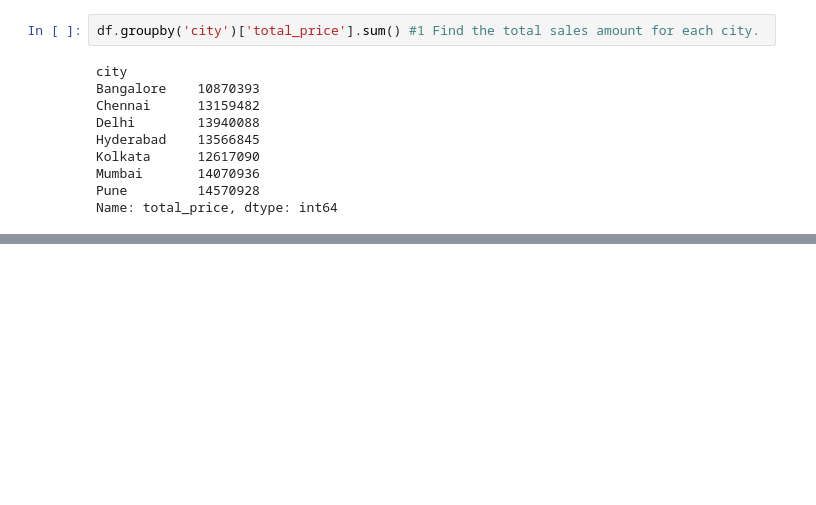
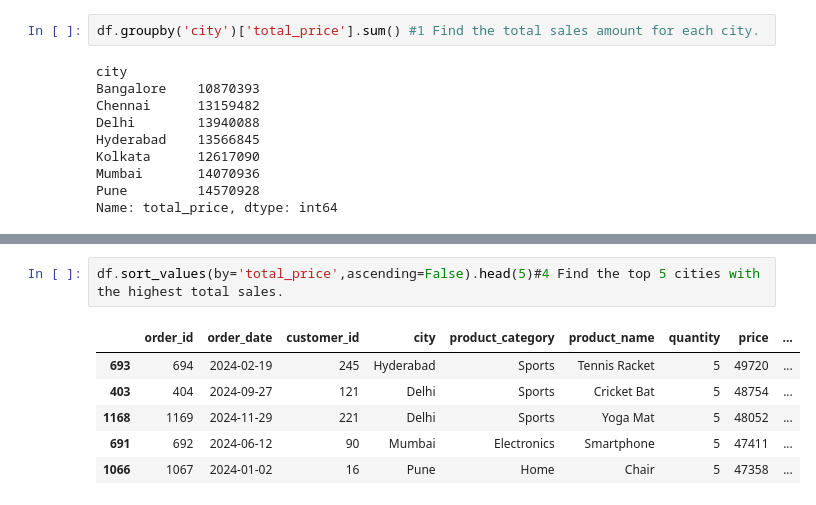
Before and after one commit to Jnanaranjan07/Data_Analysis_Using_Pandas, a Jupyter notebook: Py_Prc.ipynb, the cells around one changed output, grey strips where cells are left out. Saved outputs shown, nothing was run; the diff lists cells and outputs as text; blank space fills up the shorter version.

```diff
--- a/Py_Prc.ipynb
+++ b/Py_Prc.ipynb
@@ -209,0 +231,9 @@ Name: total_price, dtype: int64
+# %%
+df.sort_values(by='total_price',ascending=False).head(5)#4 Find the top 5 cities with the highest total sales.
+# %% [output]
+|  | order_id | order_date | customer_id | city | product_category | product_name | quantity | price | ... |
+| 693 | 694 | 2024-02-19 | 245 | Hyderabad | Sports | Tennis Racket | 5 | 49720 | ... |
+| 403 | 404 | 2024-09-27 | 121 | Delhi | Sports | Cricket Bat | 5 | 48754 | ... |
+| 1168 | 1169 | 2024-11-29 | 221 | Delhi | Sports | Yoga Mat | 5 | 48052 | ... |
+| 691 | 692 | 2024-06-12 | 90 | Mumbai | Electronics | Smartphone | 5 | 47411 | ... |
+| 1066 | 1067 | 2024-01-02 | 16 | Pune | Home | Chair | 5 | 47358 | ... |
```
Also changed, not shown: parts of 6 cells of this notebook.
